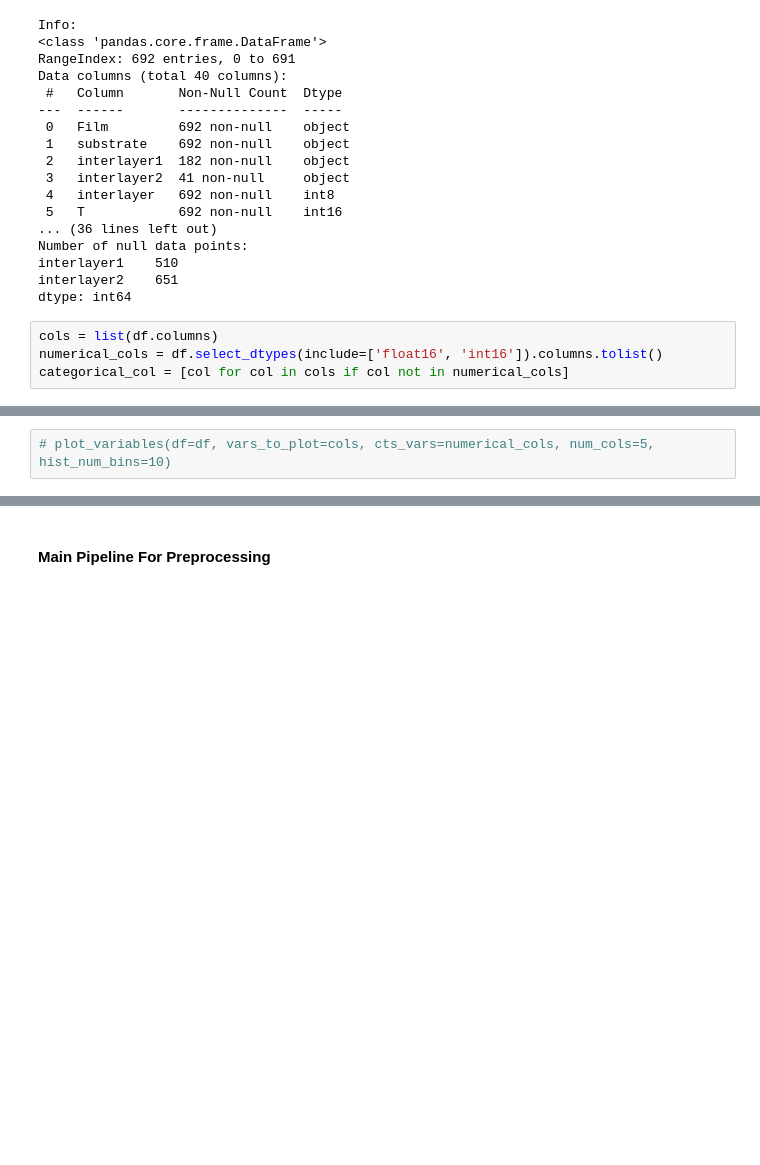
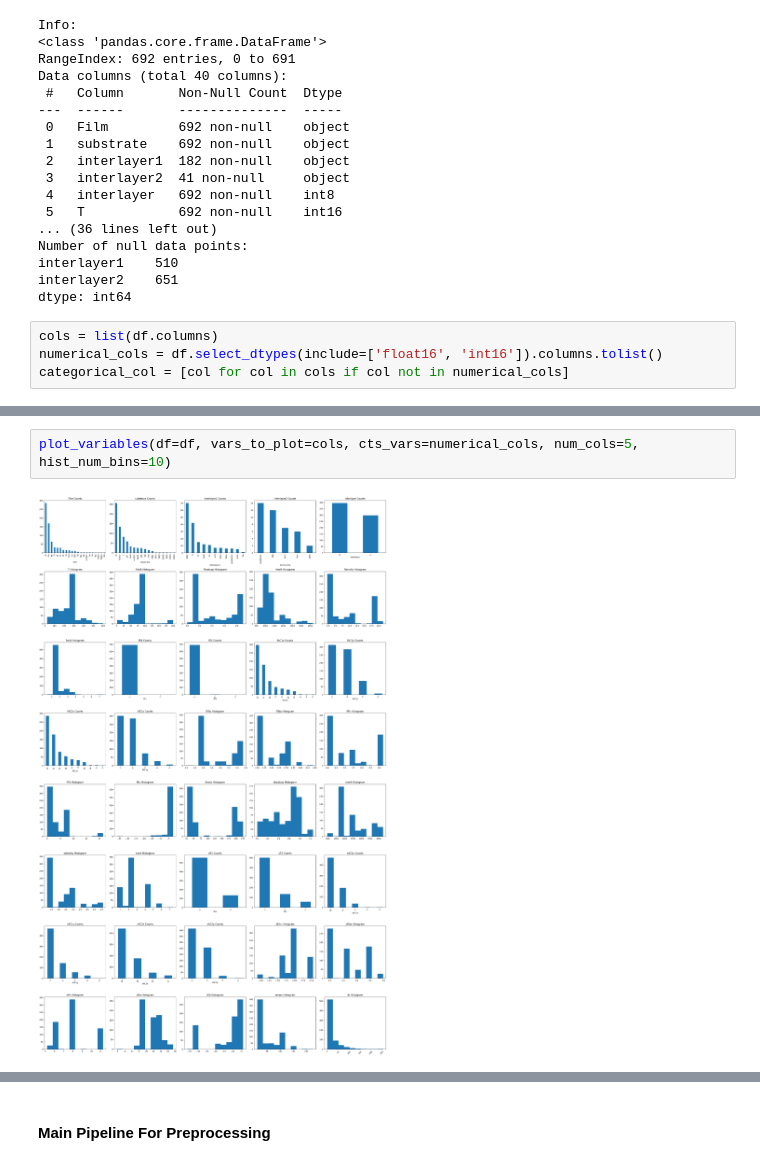
Before and after one commit to ariahosseini/TradML, a Jupyter notebook: ML_Interfacial_Thermal_Resistance.ipynb, the cells around one changed output, grey strips where cells are left out. Cells and saved outputs as stored; diff of their text form; blank space fills up the shorter version.

```diff
--- a/ML_Interfacial_Thermal_Resistance.ipynb
+++ b/ML_Interfacial_Thermal_Resistance.ipynb
@@ -165,3 +183,5 @@ categorical_col = [col for col in cols if col not in numerical_cols]
 # %%
-# plot_variables(df=df, vars_to_plot=cols, cts_vars=numerical_cols, num_cols=5, hist_num_bins=10)
+plot_variables(df=df, vars_to_plot=cols, cts_vars=numerical_cols, num_cols=5, hist_num_bins=10)
+# %% [output]
+[figure, added]
 # %%
```
Also changed, not shown: parts of 17 cells of this notebook.
